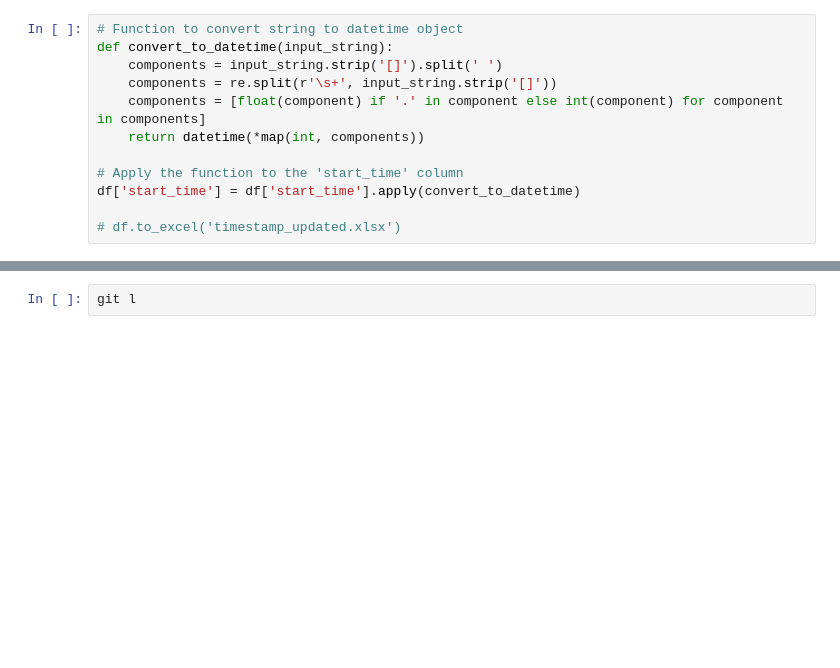
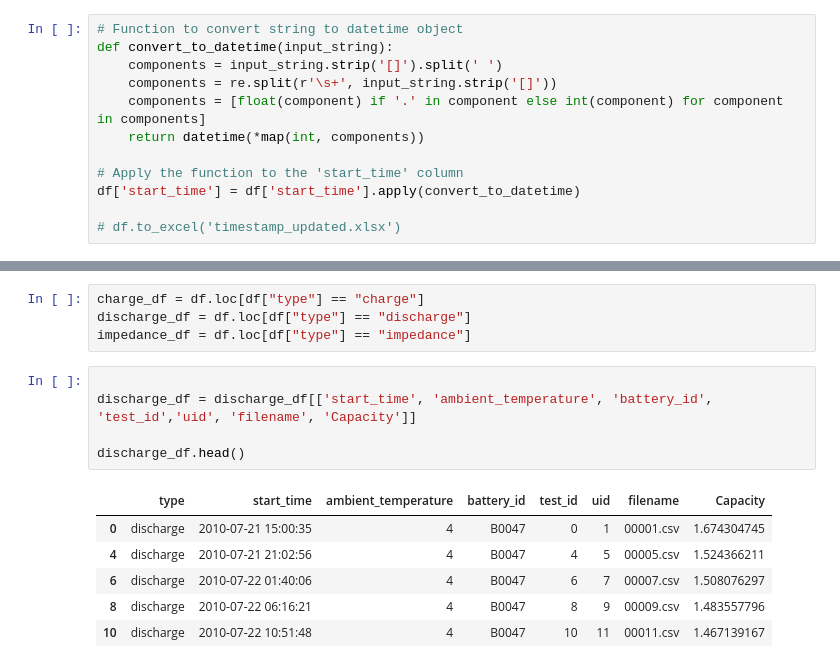
Before and after one commit to santhosh1299/lithium_ion_battery_discharge_prediction, a Jupyter notebook: Data Gathering.ipynb, the cells around one changed output, grey strips where cells are left out. Drawn from its saved outputs; the diff is of its cells as text; blank space fills up the shorter version.

```diff
--- a/Data Gathering.ipynb
+++ b/Data Gathering.ipynb
@@ -51,2 +35,16 @@ df['battery_id']
-# %%
-git l
+# %%
+charge_df = df.loc[df["type"] == "charge"]
+discharge_df = df.loc[df["type"] == "discharge"]
+impedance_df = df.loc[df["type"] == "impedance"]
+# %%
+
+discharge_df = discharge_df[['start_time', 'ambient_temperature', 'battery_id', 'test_id','uid', 'filename', 'Capacity']]
+
+discharge_df.head()
+# %% [output]
+|  | type | start_time | ambient_temperature | battery_id | test_id | uid | filename | Capacity |
+| 0 | discharge | 2010-07-21 15:00:35 | 4 | B0047 | 0 | 1 | 00001.csv | 1.674304745 |
+| 4 | discharge | 2010-07-21 21:02:56 | 4 | B0047 | 4 | 5 | 00005.csv | 1.524366211 |
+| 6 | discharge | 2010-07-22 01:40:06 | 4 | B0047 | 6 | 7 | 00007.csv | 1.508076297 |
+| 8 | discharge | 2010-07-22 06:16:21 | 4 | B0047 | 8 | 9 | 00009.csv | 1.483557796 |
+| 10 | discharge | 2010-07-22 10:51:48 | 4 | B0047 | 10 | 11 | 00011.csv | 1.467139167 |
```
Also changed, not shown: parts of 12 cells of this notebook.
